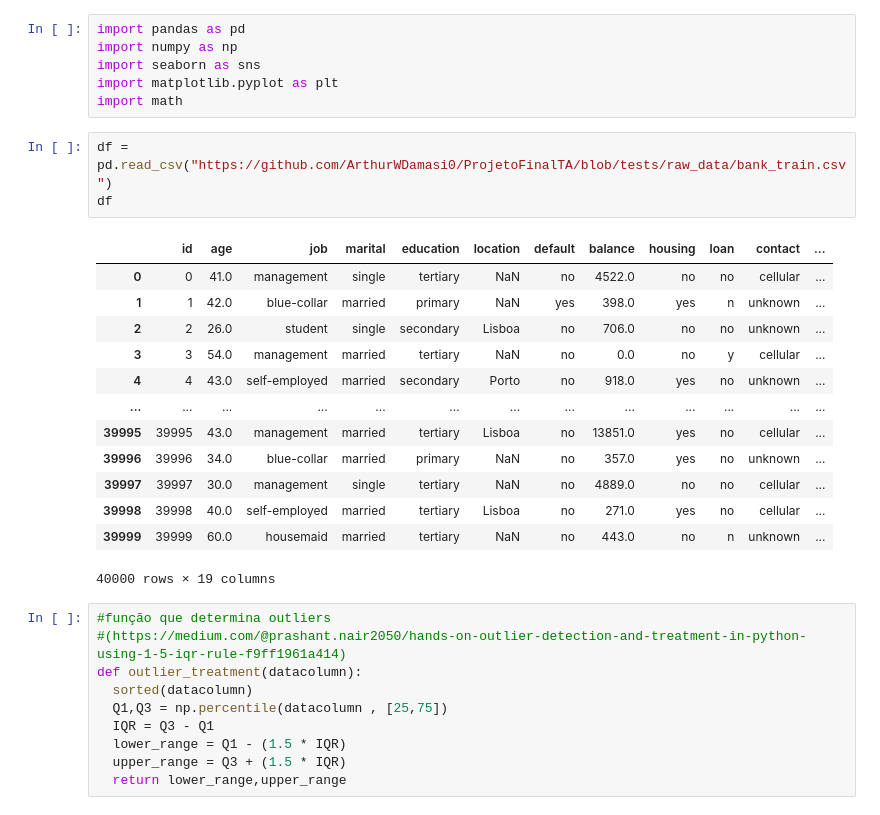
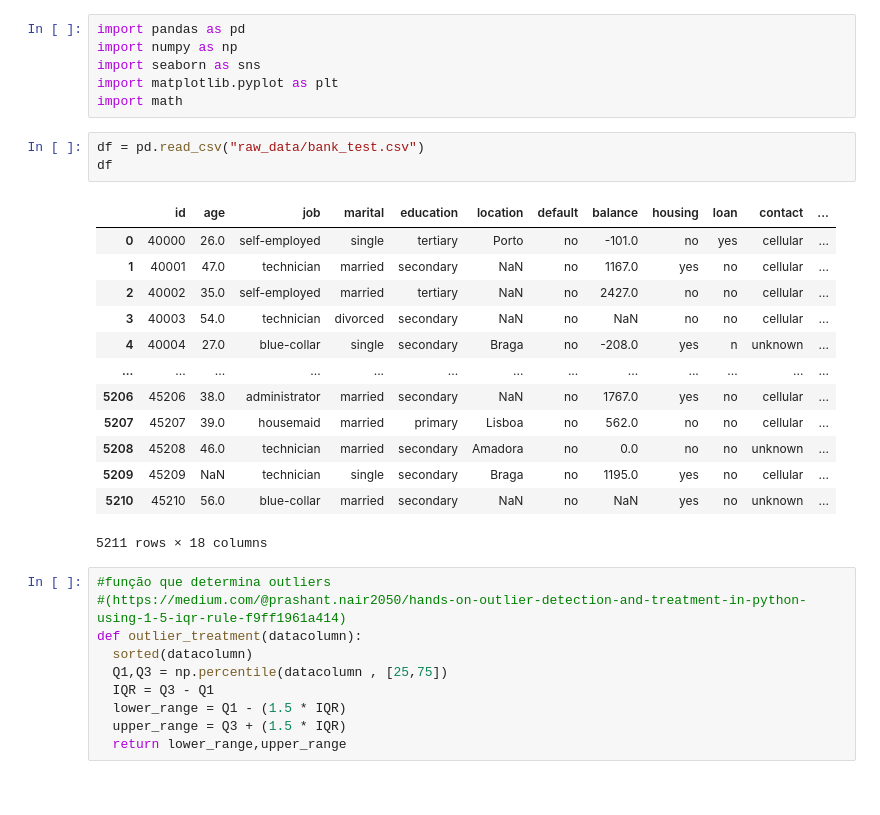
Before and after one commit to ArthurWDamasi0/ProjetoFinalTA, a Jupyter notebook: Limpeza_TA_df_train.ipynb, the cells around one changed output. Drawn from its saved outputs; the diff is of its cells as text.

```diff
--- a/Limpeza_TA_df_train.ipynb
+++ b/Limpeza_TA_df_train.ipynb
@@ -5,22 +5,22 @@ import seaborn as sns
 import matplotlib.pyplot as plt
 import math
 # %%
-df = pd.read_csv("https://github.com/ArthurWDamasi0/ProjetoFinalTA/blob/tests/raw_data/bank_train.csv")
+df = pd.read_csv("raw_data/bank_test.csv")
 df
 # %% [output]
 |  | id | age | job | marital | education | location | default | balance | housing | loan | contact | ... |
-| 0 | 0 | 41.0 | management | single | tertiary | NaN | no | 4522.0 | no | no | cellular | ... |
-| 1 | 1 | 42.0 | blue-collar | married | primary | NaN | yes | 398.0 | yes | n | unknown | ... |
-| 2 | 2 | 26.0 | student | single | secondary | Lisboa | no | 706.0 | no | no | unknown | ... |
-| 3 | 3 | 54.0 | management | married | tertiary | NaN | no | 0.0 | no | y | cellular | ... |
-| 4 | 4 | 43.0 | self-employed | married | secondary | Porto | no | 918.0 | yes | no | unknown | ... |
+| 0 | 40000 | 26.0 | self-employed | single | tertiary | Porto | no | -101.0 | no | yes | cellular | ... |
+| 1 | 40001 | 47.0 | technician | married | secondary | NaN | no | 1167.0 | yes | no | cellular | ... |
+| 2 | 40002 | 35.0 | self-employed | married | tertiary | NaN | no | 2427.0 | no | no | cellular | ... |
+| 3 | 40003 | 54.0 | technician | divorced | secondary | NaN | no | NaN | no | no | cellular | ... |
+| 4 | 40004 | 27.0 | blue-collar | single | secondary | Braga | no | -208.0 | yes | n | unknown | ... |
 | ... | ... | ... | ... | ... | ... | ... | ... | ... | ... | ... | ... | ... |
-| 39995 | 39995 | 43.0 | management | married | tertiary | Lisboa | no | 13851.0 | yes | no | cellular | ... |
-| 39996 | 39996 | 34.0 | blue-collar | married | primary | NaN | no | 357.0 | yes | no | unknown | ... |
-| 39997 | 39997 | 30.0 | management | single | tertiary | NaN | no | 4889.0 | no | no | cellular | ... |
-| 39998 | 39998 | 40.0 | self-employed | married | tertiary | Lisboa | no | 271.0 | yes | no | cellular | ... |
-| 39999 | 39999 | 60.0 | housemaid | married | tertiary | NaN | no | 443.0 | no | n | unknown | ... |
+| 5206 | 45206 | 38.0 | administrator | married | secondary | NaN | no | 1767.0 | yes | no | cellular | ... |
+| 5207 | 45207 | 39.0 | housemaid | married | primary | Lisboa | no | 562.0 | no | no | cellular | ... |
+| 5208 | 45208 | 46.0 | technician | married | secondary | Amadora | no | 0.0 | no | no | unknown | ... |
+| 5209 | 45209 | NaN | technician | single | secondary | Braga | no | 1195.0 | yes | no | cellular | ... |
+| 5210 | 45210 | 56.0 | blue-collar | married | secondary | NaN | no | NaN | yes | no | unknown | ... |
-40000 rows × 19 columns
+5211 rows × 18 columns
 # %%
 #função que determina outliers
 #(https://medium.com/@prashant.nair2050/hands-on-outlier-detection-and-treatment-in-python-using-1-5-iqr-rule-f9ff1961a414)
```
Also changed, not shown: 1 other file.
